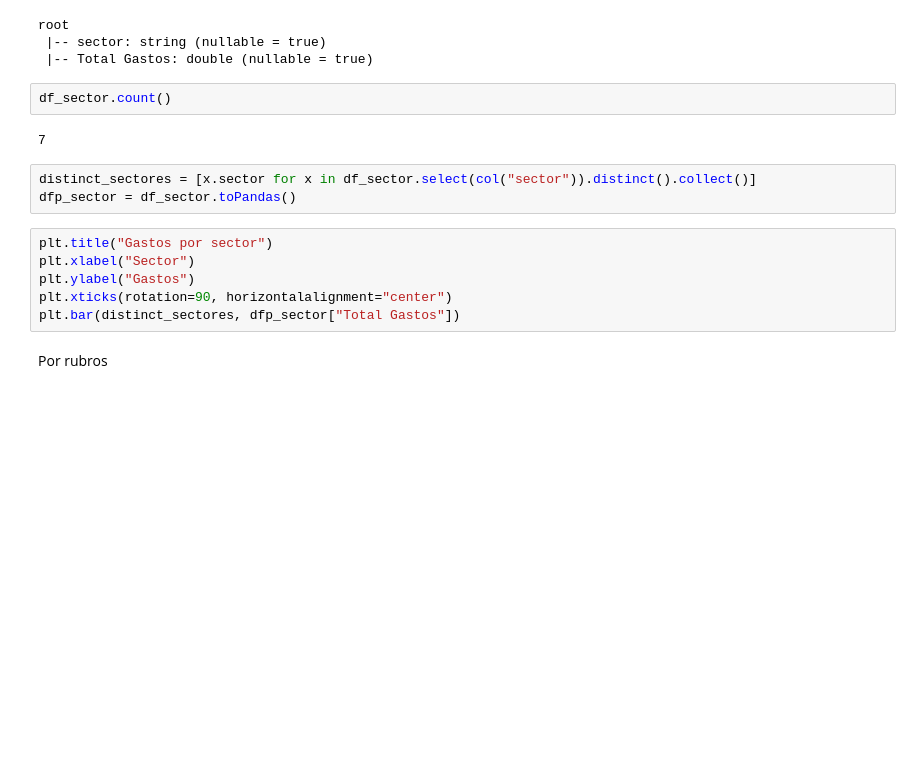
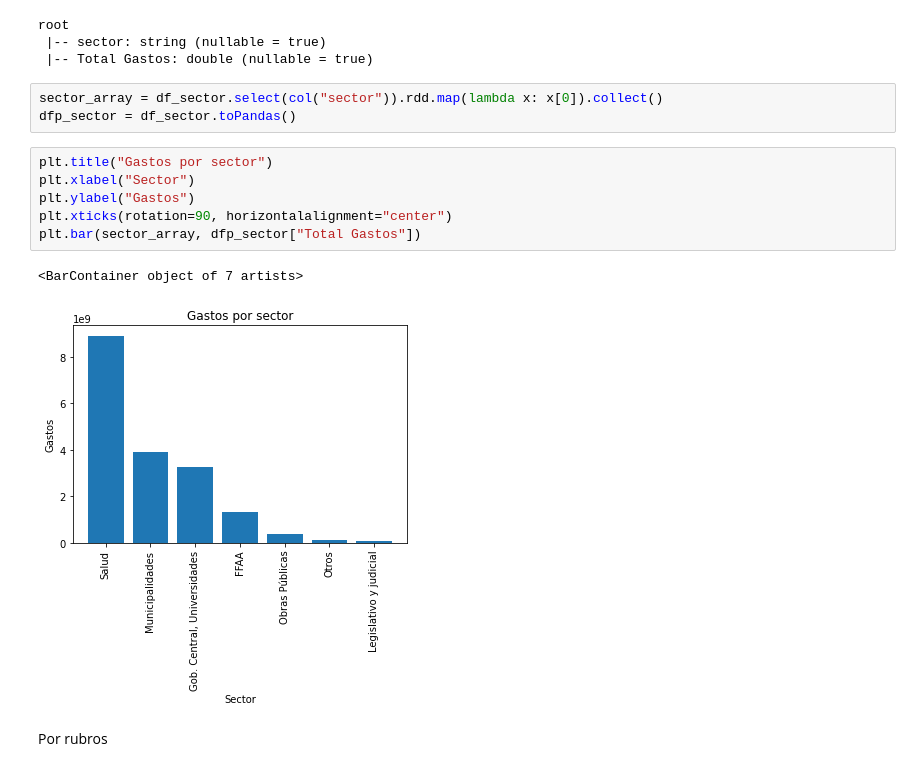
Before and after one commit to FranRossi/Big-Data-Project, a Jupyter notebook: Obligatorio_Francisco_Rossi_Ivan_Monjardin.ipynb, the cells around one changed output. Cells and saved outputs as stored; diff of their text form; blank space fills up the shorter version.

```diff
--- a/Obligatorio_Francisco_Rossi_Ivan_Monjardin.ipynb
+++ b/Obligatorio_Francisco_Rossi_Ivan_Monjardin.ipynb
@@ -515,19 +508,18 @@ df_sector.printSchema()
 root
  |-- sector: string (nullable = true)
  |-- Total Gastos: double (nullable = true)
-# %%
-df_sector.count()
-# %% [output]
-7
 # %%
-distinct_sectores = [x.sector for x in df_sector.select(col("sector")).distinct().collect()]
+sector_array = df_sector.select(col("sector")).rdd.map(lambda x: x[0]).collect()
 dfp_sector = df_sector.toPandas()
 # %%
 plt.title("Gastos por sector")
 plt.xlabel("Sector")
 plt.ylabel("Gastos")
 plt.xticks(rotation=90, horizontalalignment="center")
-plt.bar(distinct_sectores, dfp_sector["Total Gastos"])
+plt.bar(sector_array, dfp_sector["Total Gastos"])
+# %% [output]
+<BarContainer object of 7 artists>
+[figure, added]
 # %% [markdown]
 Por rubros
 # %%
```
Also changed, not shown: parts of 33 cells of this notebook, 4 other files.
